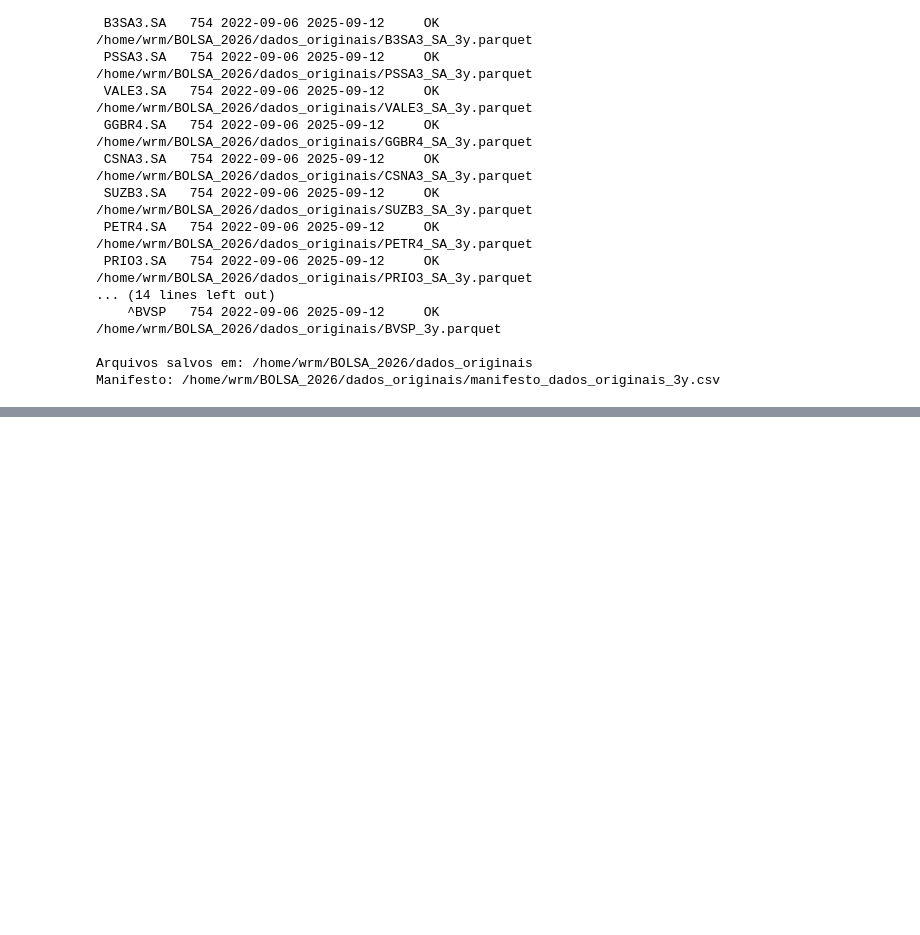
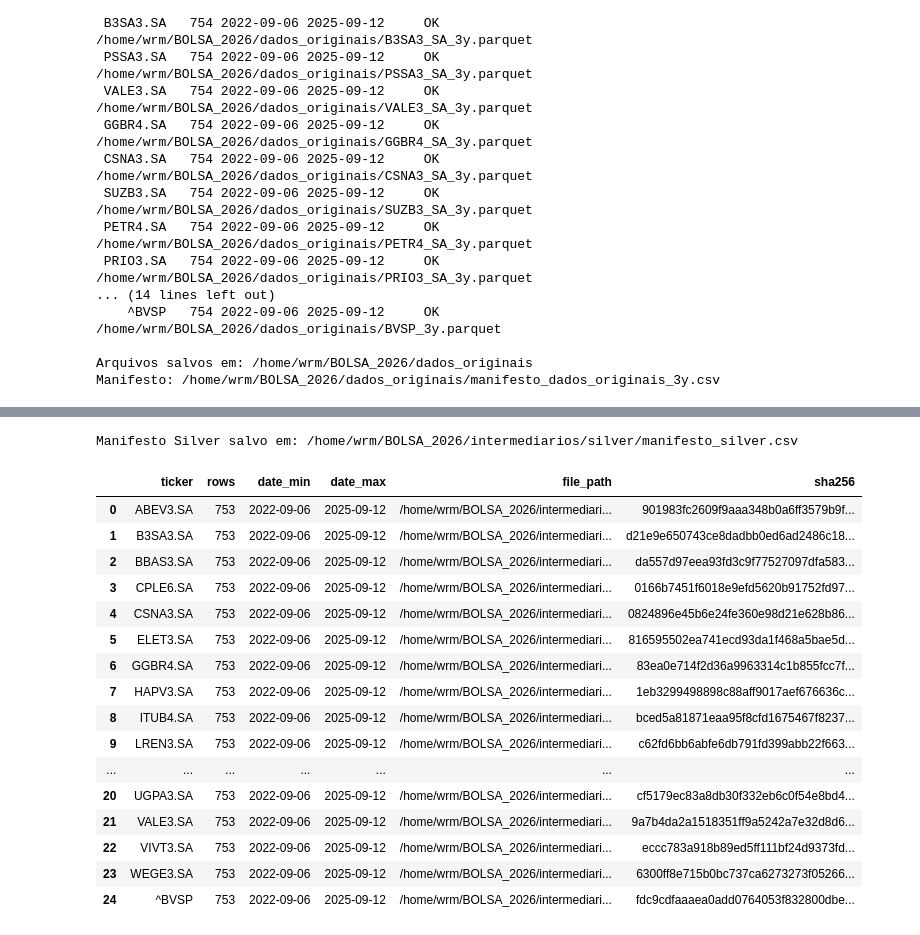
Before and after one commit to WRMELO/bolsa_2026, a Jupyter notebook: notebooks/ingesta_executed.ipynb, the cells around one changed output, grey strips where cells are left out. Cells and saved outputs as stored; diff of their text form; code cells hidden in the pictures; blank space fills up the shorter version.

```diff
--- a/notebooks/ingesta_executed.ipynb
+++ b/notebooks/ingesta_executed.ipynb
@@ -118,0 +357,56 @@ Manifesto: /home/wrm/BOLSA_2026/dados_originais/manifesto_dados_originais_3y.csv
+# %%
+# Objetivo: escrever arquivos Silver individuais (um por ticker) e gerar manifesto_silver.csv
+# Formato: Parquet, schema plano, datas alinhadas (interseção), sem duplicidades.
+
+silver_meta = []
+RUN_TS = datetime.now().strftime("%Y%m%d_%H%M%S")
+OUT_SUBDIR = SILVER_DIR / f"run_{RUN_TS}"
+OUT_SUBDIR.mkdir(parents=True, exist_ok=True)
+
+for tk, df in tqdm(aligned_frames.items(), desc="Gravando Silver por ticker"):
+    out_path = OUT_SUBDIR / f"{tk.replace('^','').replace('.','_')}_silver.parquet"
+    write_parquet(df, out_path)
+    silver_meta.append({
+        "ticker": tk,
+        "rows": len(df),
+        "date_min": df["date"].min().strftime("%Y-%m-%d"),
+        "date_max": df["date"].max().strftime("%Y-%m-%d"),
+        "file_path": str(out_path)
+    })
+
+# Criar DataFrame de manifesto
+man_silver = pd.DataFrame(silver_meta)
+# Adicionar hash sha256 por arquivo
+hashes = []
+for _, row in tqdm(man_silver.iterrows(), total=len(man_silver), desc="Calculando SHA256"):
+    hashes.append(sha256_file(Path(row["file_path"])))
+man_silver["sha256"] = hashes
+
+# Estatísticas globais
+man_silver.attrs["common_dates_count"] = int(len(aligned_frames[tickers[0]]))
+man_silver.attrs["run_ts"] = RUN_TS
+
+# Salvar manifesto
+man_silver.to_csv(MANIFESTO_SILVER, index=False)
+
+print("Manifesto Silver salvo em:", MANIFESTO_SILVER)
+display(man_silver.sort_values("ticker"))
+# %% [output]
+Manifesto Silver salvo em: /home/wrm/BOLSA_2026/intermediarios/silver/manifesto_silver.csv
+|  | ticker | rows | date_min | date_max | file_path | sha256 |
+| 0 | ABEV3.SA | 753 | 2022-09-06 | 2025-09-12 | /home/wrm/BOLSA_2026/intermediari... | 901983fc2609f9aaa348b0a6ff3579b9f... |
+| 1 | B3SA3.SA | 753 | 2022-09-06 | 2025-09-12 | /home/wrm/BOLSA_2026/intermediari... | d21e9e650743ce8dadbb0ed6ad2486c18... |
+| 2 | BBAS3.SA | 753 | 2022-09-06 | 2025-09-12 | /home/wrm/BOLSA_2026/intermediari... | da557d97eea93fd3c9f77527097dfa583... |
+| 3 | CPLE6.SA | 753 | 2022-09-06 | 2025-09-12 | /home/wrm/BOLSA_2026/intermediari... | 0166b7451f6018e9efd5620b91752fd97... |
+| 4 | CSNA3.SA | 753 | 2022-09-06 | 2025-09-12 | /home/wrm/BOLSA_2026/intermediari... | 0824896e45b6e24fe360e98d21e628b86... |
+| 5 | ELET3.SA | 753 | 2022-09-06 | 2025-09-12 | /home/wrm/BOLSA_2026/intermediari... | 816595502ea741ecd93da1f468a5bae5d... |
+| 6 | GGBR4.SA | 753 | 2022-09-06 | 2025-09-12 | /home/wrm/BOLSA_2026/intermediari... | 83ea0e714f2d36a9963314c1b855fcc7f... |
+| 7 | HAPV3.SA | 753 | 2022-09-06 | 2025-09-12 | /home/wrm/BOLSA_2026/intermediari... | 1eb3299498898c88aff9017aef676636c... |
+| 8 | ITUB4.SA | 753 | 2022-09-06 | 2025-09-12 | /home/wrm/BOLSA_2026/intermediari... | bced5a81871eaa95f8cfd1675467f8237... |
+| 9 | LREN3.SA | 753 | 2022-09-06 | 2025-09-12 | /home/wrm/BOLSA_2026/intermediari... | c62fd6bb6abfe6db791fd399abb22f663... |
+| ... | ... | ... | ... | ... | ... | ... |
+| 20 | UGPA3.SA | 753 | 2022-09-06 | 2025-09-12 | /home/wrm/BOLSA_2026/intermediari... | cf5179ec83a8db30f332eb6c0f54e8bd4... |
+| 21 | VALE3.SA | 753 | 2022-09-06 | 2025-09-12 | /home/wrm/BOLSA_2026/intermediari... | 9a7b4da2a1518351ff9a5242a7e32d8d6... |
+| 22 | VIVT3.SA | 753 | 2022-09-06 | 2025-09-12 | /home/wrm/BOLSA_2026/intermediari... | eccc783a918b89ed5ff111bf24d9373fd... |
+| 23 | WEGE3.SA | 753 | 2022-09-06 | 2025-09-12 | /home/wrm/BOLSA_2026/intermediari... | 6300ff8e715b0bc737ca6273273f05266... |
+| 24 | ^BVSP | 753 | 2022-09-06 | 2025-09-12 | /home/wrm/BOLSA_2026/intermediari... | fdc9cdfaaaea0add0764053f832800dbe... |
```
Also changed, not shown: parts of 7 cells of this notebook, 55 other files.
